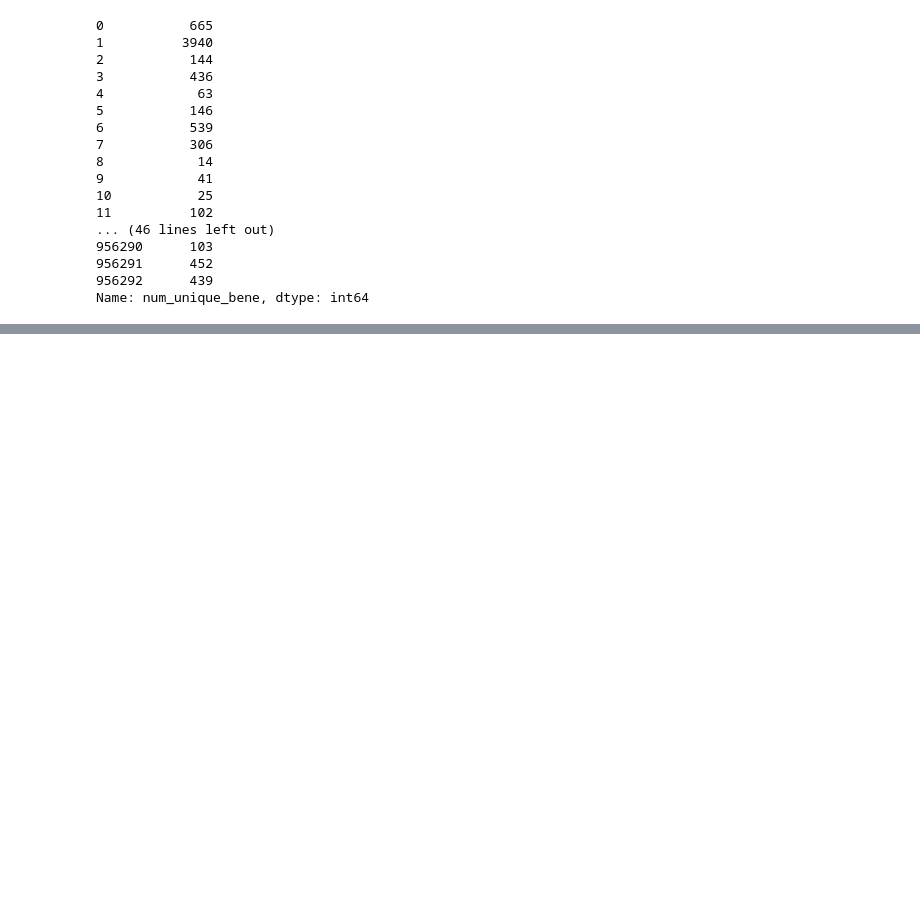
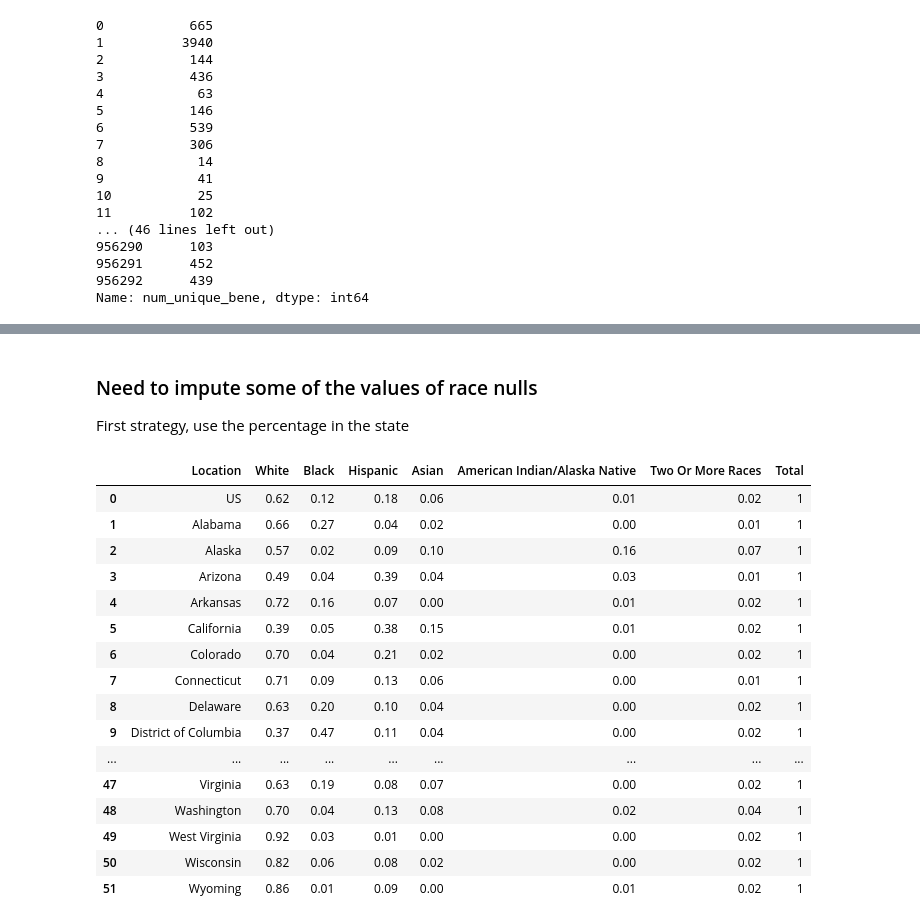
Before and after one commit to aurel1212/medicare-project, a Jupyter notebook: script/util_payments_agg_clean.ipynb, the cells around one changed output, grey strips where cells are left out. Saved outputs shown, nothing was run; the diff lists cells and outputs as text; code cells hidden in the pictures; blank space fills up the shorter version.

Commit message:
cleaned agg payments up to race

```diff
--- a/script/util_payments_agg_clean.ipynb
+++ b/script/util_payments_agg_clean.ipynb
@@ -469 +484,28 @@ num_no_race             NaN
 Name: 0, dtype: float64
+# %% [markdown]
+### Need to impute some of the values of race nulls
+First strategy, use the percentage in the state
+# %%
+df_state_dem = pd.read_csv('/home/ubuntu/medicare-project/state_race_data_clean.csv')
+# %%
+df_state_dem.fillna(0, inplace=True)
+# %%
+df_state_dem
+# %% [output]
+|  | Location | White | Black | Hispanic | Asian | American Indian/Alaska Native | Two Or More Races | Total |
+| 0 | US | 0.62 | 0.12 | 0.18 | 0.06 | 0.01 | 0.02 | 1 |
+| 1 | Alabama | 0.66 | 0.27 | 0.04 | 0.02 | 0.00 | 0.01 | 1 |
+| 2 | Alaska | 0.57 | 0.02 | 0.09 | 0.10 | 0.16 | 0.07 | 1 |
+| 3 | Arizona | 0.49 | 0.04 | 0.39 | 0.04 | 0.03 | 0.01 | 1 |
+| 4 | Arkansas | 0.72 | 0.16 | 0.07 | 0.00 | 0.01 | 0.02 | 1 |
+| 5 | California | 0.39 | 0.05 | 0.38 | 0.15 | 0.01 | 0.02 | 1 |
+| 6 | Colorado | 0.70 | 0.04 | 0.21 | 0.02 | 0.00 | 0.02 | 1 |
+| 7 | Connecticut | 0.71 | 0.09 | 0.13 | 0.06 | 0.00 | 0.01 | 1 |
+| 8 | Delaware | 0.63 | 0.20 | 0.10 | 0.04 | 0.00 | 0.02 | 1 |
+| 9 | District of Columbia | 0.37 | 0.47 | 0.11 | 0.04 | 0.00 | 0.02 | 1 |
+| ... | ... | ... | ... | ... | ... | ... | ... | ... |
+| 47 | Virginia | 0.63 | 0.19 | 0.08 | 0.07 | 0.00 | 0.02 | 1 |
+| 48 | Washington | 0.70 | 0.04 | 0.13 | 0.08 | 0.02 | 0.04 | 1 |
+| 49 | West Virginia | 0.92 | 0.03 | 0.01 | 0.00 | 0.00 | 0.02 | 1 |
+| 50 | Wisconsin | 0.82 | 0.06 | 0.08 | 0.02 | 0.00 | 0.02 | 1 |
+| 51 | Wyoming | 0.86 | 0.01 | 0.09 | 0.00 | 0.01 | 0.02 | 1 |
```
Also changed, not shown: parts of 23 cells of this notebook, 1 other file.
